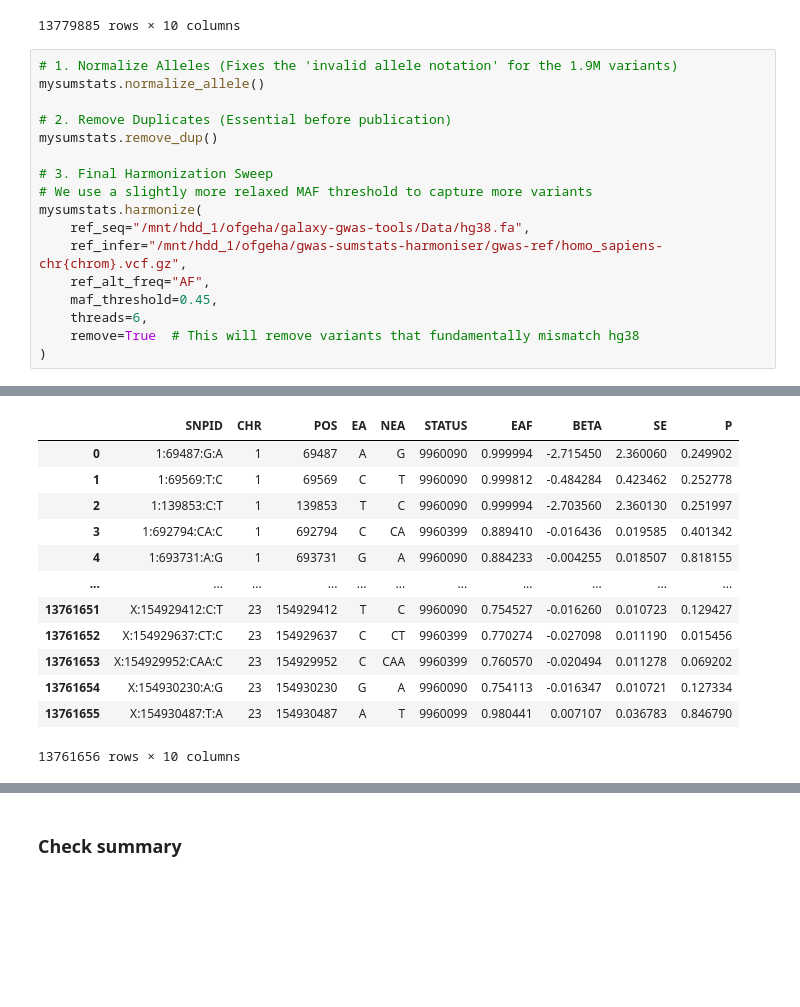
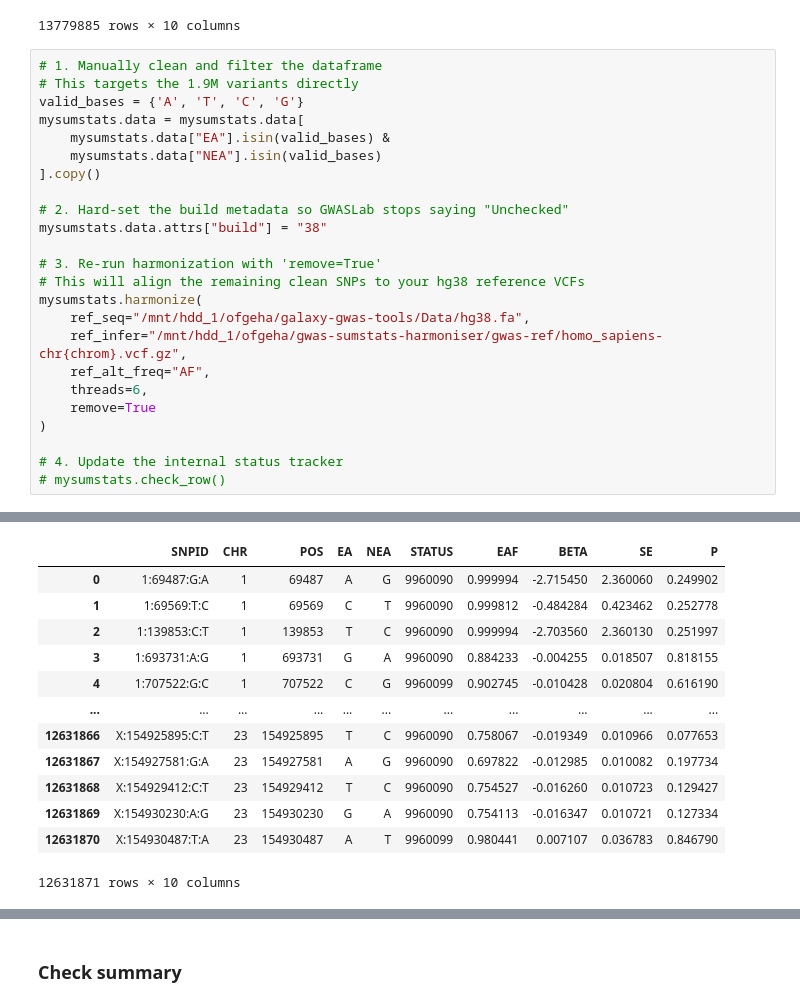
Before and after one commit to rejuve-bio/galaxy-gwas-tools, a Jupyter notebook: Gwaslab/harmonization_workflow.ipynb, the cells around one changed output, grey strips where cells are left out. Saved outputs shown, nothing was run; the diff lists cells and outputs as text; blank space fills up the shorter version.

Commit message:
added copy valid base pairs

```diff
--- a/Gwaslab/harmonization_workflow.ipynb
+++ b/Gwaslab/harmonization_workflow.ipynb
@@ -114,20 +110,27 @@ mysumstats.data
 | 13779884 | X:154930487:T:A | 23 | 154930487 | A | T | 9960099 | 0.980441 | 0.007107 | 0.036783 | 0.846790 |
 13779885 rows × 10 columns
 # %%
-# 1. Normalize Alleles (Fixes the 'invalid allele notation' for the 1.9M variants)
-mysumstats.normalize_allele()
+# 1. Manually clean and filter the dataframe
+# This targets the 1.9M variants directly
+valid_bases = {'A', 'T', 'C', 'G'}
+mysumstats.data = mysumstats.data[
+    mysumstats.data["EA"].isin(valid_bases) &
+    mysumstats.data["NEA"].isin(valid_bases)
+].copy()
 
-# 2. Remove Duplicates (Essential before publication)
-mysumstats.remove_dup()
+# 2. Hard-set the build metadata so GWASLab stops saying "Unchecked"
+mysumstats.data.attrs["build"] = "38"
 
-# 3. Final Harmonization Sweep
-# We use a slightly more relaxed MAF threshold to capture more variants
+# 3. Re-run harmonization with 'remove=True'
+# This will align the remaining clean SNPs to your hg38 reference VCFs
 mysumstats.harmonize(
     ref_seq="/mnt/hdd_1/ofgeha/galaxy-gwas-tools/Data/hg38.fa",
     ref_infer="/mnt/hdd_1/ofgeha/gwas-sumstats-harmoniser/gwas-ref/homo_sapiens-chr{chrom}.vcf.gz",
     ref_alt_freq="AF",
-    maf_threshold=0.45,
     threads=6,
-    remove=True  # This will remove variants that fundamentally mismatch hg38
+    remove=True
 )
+
+# 4. Update the internal status tracker
+# mysumstats.check_row()
 # %% [output]
@@ -151,13 +154,13 @@ mysumstats.harmonize(
 |  | SNPID | CHR | POS | EA | NEA | STATUS | EAF | BETA | SE | P |
 | 0 | 1:69487:G:A | 1 | 69487 | A | G | 9960090 | 0.999994 | -2.715450 | 2.360060 | 0.249902 |
 | 1 | 1:69569:T:C | 1 | 69569 | C | T | 9960090 | 0.999812 | -0.484284 | 0.423462 | 0.252778 |
 | 2 | 1:139853:C:T | 1 | 139853 | T | C | 9960090 | 0.999994 | -2.703560 | 2.360130 | 0.251997 |
-| 3 | 1:692794:CA:C | 1 | 692794 | C | CA | 9960399 | 0.889410 | -0.016436 | 0.019585 | 0.401342 |
-| 4 | 1:693731:A:G | 1 | 693731 | G | A | 9960090 | 0.884233 | -0.004255 | 0.018507 | 0.818155 |
+| 3 | 1:693731:A:G | 1 | 693731 | G | A | 9960090 | 0.884233 | -0.004255 | 0.018507 | 0.818155 |
+| 4 | 1:707522:G:C | 1 | 707522 | C | G | 9960099 | 0.902745 | -0.010428 | 0.020804 | 0.616190 |
 | ... | ... | ... | ... | ... | ... | ... | ... | ... | ... | ... |
-| 13761651 | X:154929412:C:T | 23 | 154929412 | T | C | 9960090 | 0.754527 | -0.016260 | 0.010723 | 0.129427 |
-| 13761652 | X:154929637:CT:C | 23 | 154929637 | C | CT | 9960399 | 0.770274 | -0.027098 | 0.011190 | 0.015456 |
-| 13761653 | X:154929952:CAA:C | 23 | 154929952 | C | CAA | 9960399 | 0.760570 | -0.020494 | 0.011278 | 0.069202 |
-| 13761654 | X:154930230:A:G | 23 | 154930230 | G | A | 9960090 | 0.754113 | -0.016347 | 0.010721 | 0.127334 |
-| 13761655 | X:154930487:T:A | 23 | 154930487 | A | T | 9960099 | 0.980441 | 0.007107 | 0.036783 | 0.846790 |
+| 12631866 | X:154925895:C:T | 23 | 154925895 | T | C | 9960090 | 0.758067 | -0.019349 | 0.010966 | 0.077653 |
+| 12631867 | X:154927581:G:A | 23 | 154927581 | A | G | 9960090 | 0.697822 | -0.012985 | 0.010082 | 0.197734 |
+| 12631868 | X:154929412:C:T | 23 | 154929412 | T | C | 9960090 | 0.754527 | -0.016260 | 0.010723 | 0.129427 |
+| 12631869 | X:154930230:A:G | 23 | 154930230 | G | A | 9960090 | 0.754113 | -0.016347 | 0.010721 | 0.127334 |
+| 12631870 | X:154930487:T:A | 23 | 154930487 | A | T | 9960099 | 0.980441 | 0.007107 | 0.036783 | 0.846790 |
-13761656 rows × 10 columns
+12631871 rows × 10 columns
```
Also changed, not shown: parts of 5 cells of this notebook.
